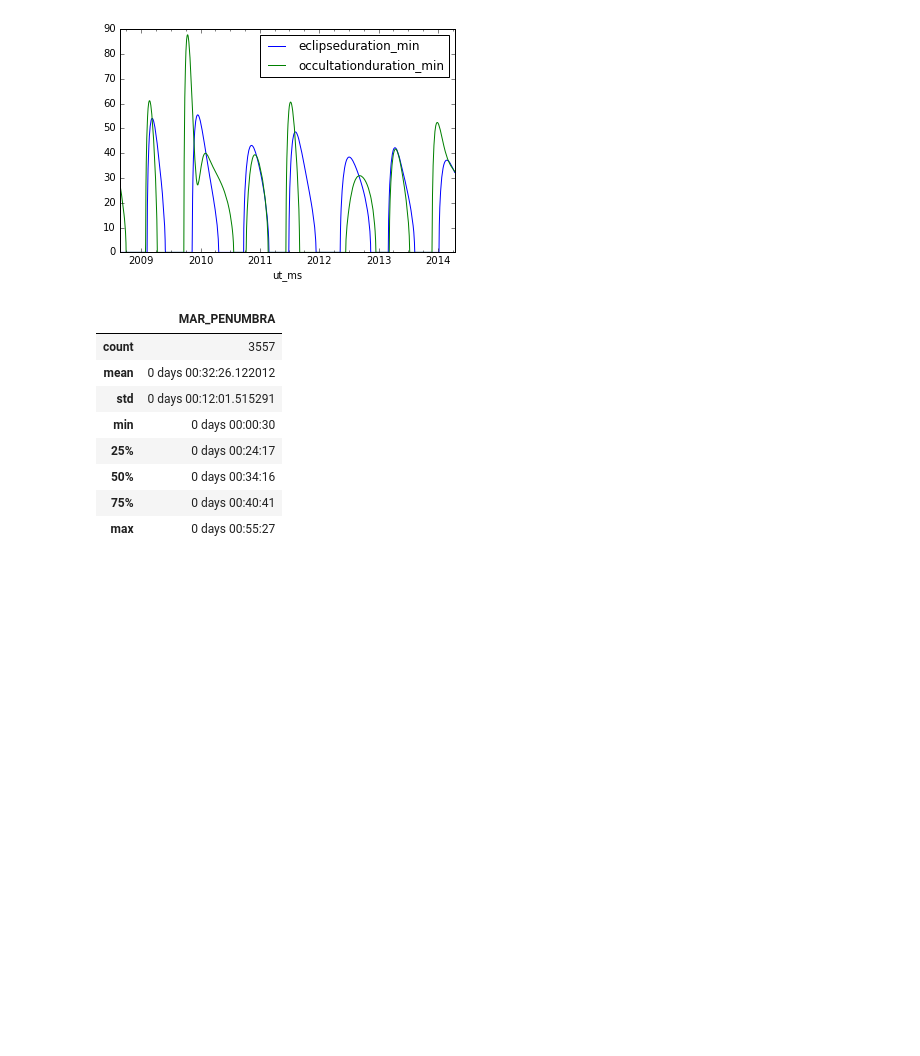
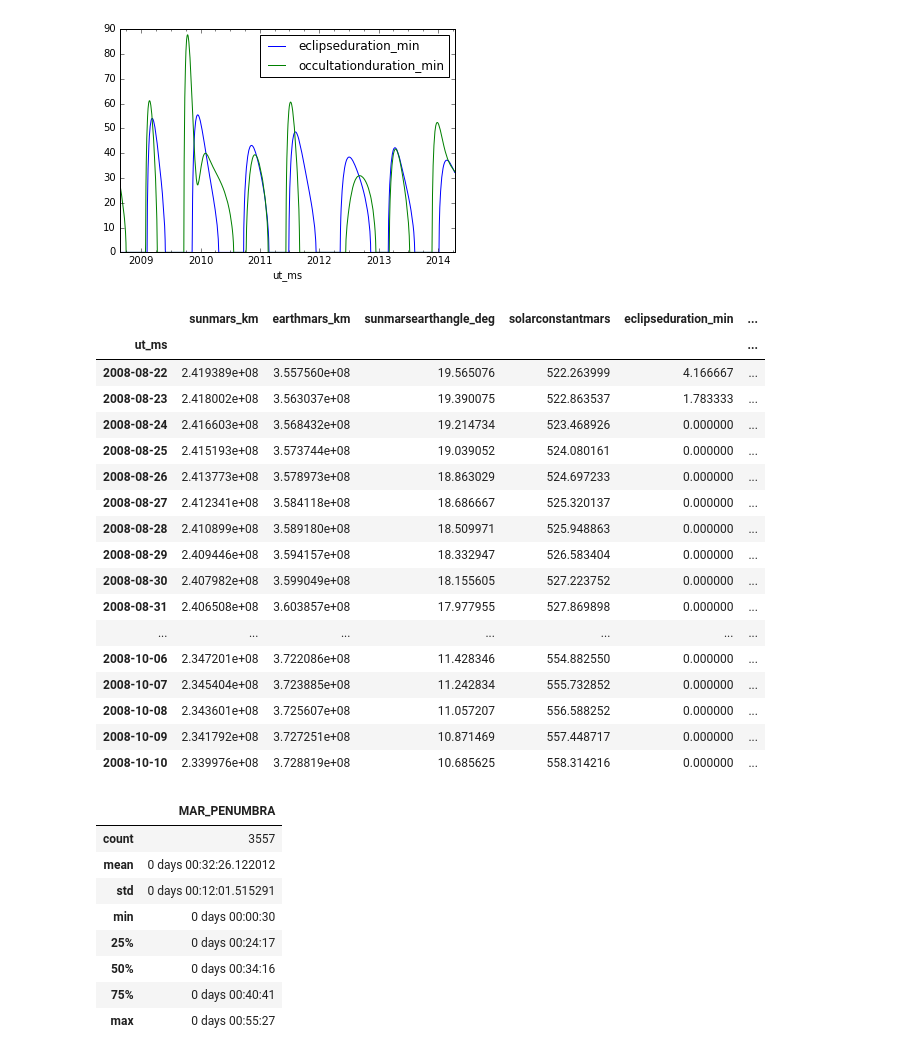
Before and after one commit to ktrnka/mars-express, a Jupyter notebook: experiments.ipynb, the cells around one changed output. Cells and saved outputs as stored; diff of their text form; code cells hidden in the pictures; blank space fills up the shorter version.

```diff
--- a/experiments.ipynb
+++ b/experiments.ipynb
@@ -42,6 +42,28 @@ longterm_data[["eclipseduration_min", "occultationduration_min"]].plot()
 # %% [output]
 <matplotlib.axes._subplots.AxesSubplot at 0x...>
 [figure]
+# %%
+lagged = longterm_data.rolling(7).mean().fillna(method="bfill")
+longterm_data.merge(lagged, left_index=True, right_index=True, suffixes=("", "_rolling7")).head(50)
+# %% [output]
+|  | sunmars_km | earthmars_km | sunmarsearthangle_deg | solarconstantmars | eclipseduration_min | ... |
+| ut_ms |  |  |  |  |  | ... |
+| 2008-08-22 | 2.419389e+08 | 3.557560e+08 | 19.565076 | 522.263999 | 4.166667 | ... |
+| 2008-08-23 | 2.418002e+08 | 3.563037e+08 | 19.390075 | 522.863537 | 1.783333 | ... |
+| 2008-08-24 | 2.416603e+08 | 3.568432e+08 | 19.214734 | 523.468926 | 0.000000 | ... |
+| 2008-08-25 | 2.415193e+08 | 3.573744e+08 | 19.039052 | 524.080161 | 0.000000 | ... |
+| 2008-08-26 | 2.413773e+08 | 3.578973e+08 | 18.863029 | 524.697233 | 0.000000 | ... |
+| 2008-08-27 | 2.412341e+08 | 3.584118e+08 | 18.686667 | 525.320137 | 0.000000 | ... |
+| 2008-08-28 | 2.410899e+08 | 3.589180e+08 | 18.509971 | 525.948863 | 0.000000 | ... |
+| 2008-08-29 | 2.409446e+08 | 3.594157e+08 | 18.332947 | 526.583404 | 0.000000 | ... |
+| 2008-08-30 | 2.407982e+08 | 3.599049e+08 | 18.155605 | 527.223752 | 0.000000 | ... |
+| 2008-08-31 | 2.406508e+08 | 3.603857e+08 | 17.977955 | 527.869898 | 0.000000 | ... |
+| ... | ... | ... | ... | ... | ... | ... |
+| 2008-10-06 | 2.347201e+08 | 3.722086e+08 | 11.428346 | 554.882550 | 0.000000 | ... |
+| 2008-10-07 | 2.345404e+08 | 3.723885e+08 | 11.242834 | 555.732852 | 0.000000 | ... |
+| 2008-10-08 | 2.343601e+08 | 3.725607e+08 | 11.057207 | 556.588252 | 0.000000 | ... |
+| 2008-10-09 | 2.341792e+08 | 3.727251e+08 | 10.871469 | 557.448717 | 0.000000 | ... |
+| 2008-10-10 | 2.339976e+08 | 3.728819e+08 | 10.685625 | 558.314216 | 0.000000 | ... |
 # %%
 event_data = pandas.concat([pandas.read_csv(f,
                              parse_dates=["ut_ms"],
```
Also changed, not shown: 1 other file.
